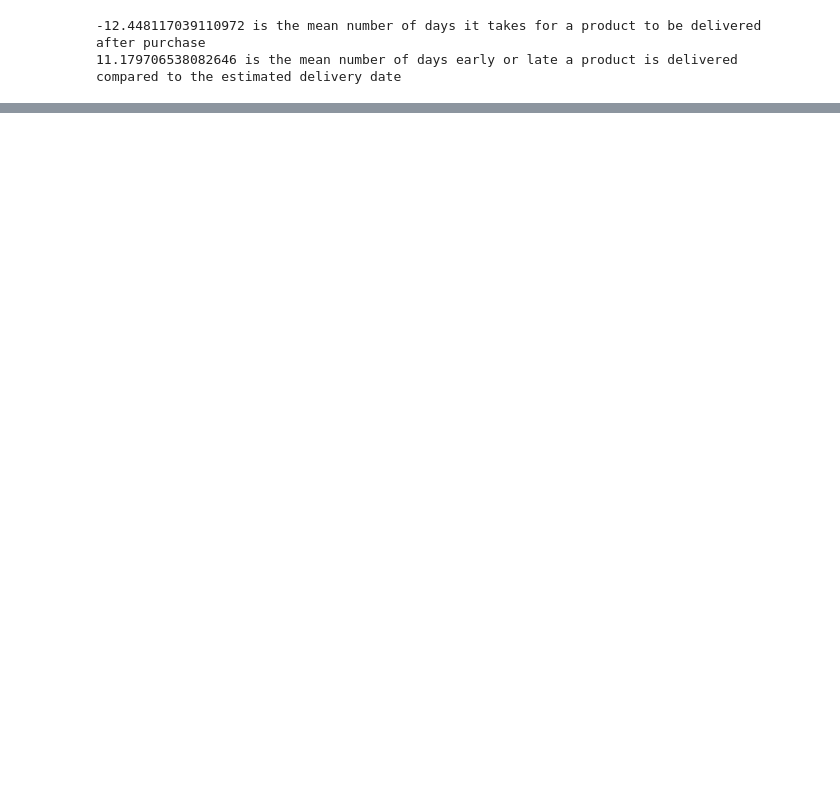
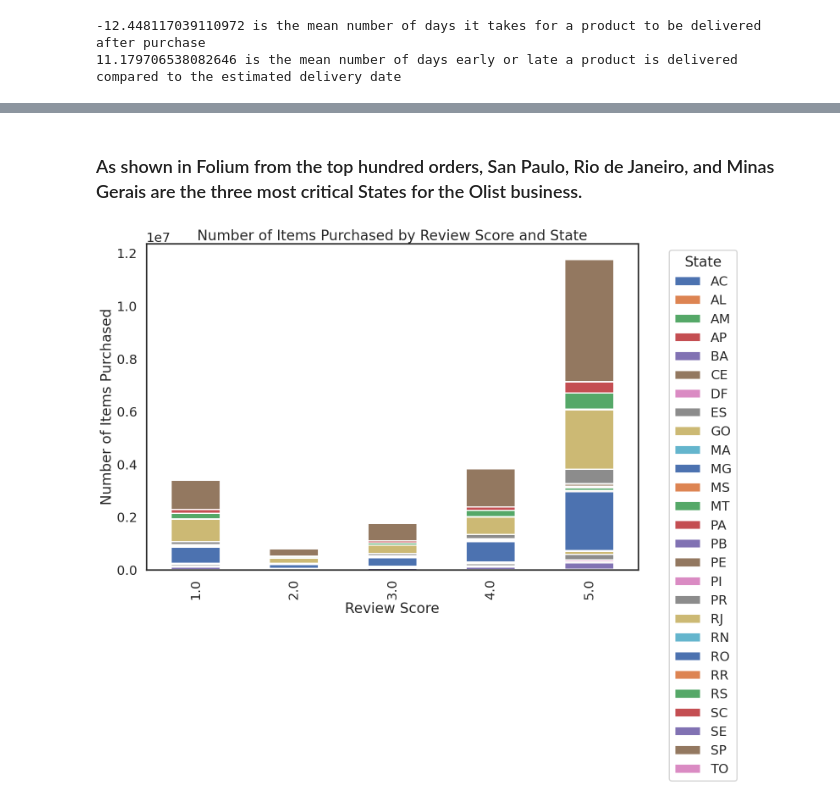
Before and after one commit to Greg-Kojadinovich/kaggle, a Jupyter notebook: brasil-olist-commerce-dataset-geospatial-eda.ipynb, the cells around one changed output, grey strips where cells are left out. Saved outputs shown, nothing was run; the diff lists cells and outputs as text; code cells hidden in the pictures; blank space fills up the shorter version.

```diff
--- a/brasil-olist-commerce-dataset-geospatial-eda.ipynb
+++ b/brasil-olist-commerce-dataset-geospatial-eda.ipynb
@@ -444 +467,18 @@ See the caveats in the documentation: https://pandas.pydata.org/pandas-docs/stab
 [interactive output not drawn]
+# %% [markdown]
+### As shown in Folium from the top hundred orders, San Paulo, Rio de Janeiro, and Minas Gerais are the three most critical States for the Olist business.
+# %%
+review_score_df = df.groupby(['review_score','geolocation_state'])['order_item_id'].sum()
+review_score_df = review_score_df.unstack().fillna(0)
+
+review_score_df
+
+# Plot the data
+review_score_df.plot(kind='bar', stacked=True, figsize=(15, 10))
+plt.title('Number of Items Purchased by Review Score and State')
+plt.xlabel('Review Score')
+plt.ylabel('Number of Items Purchased')
+plt.legend(title='State', bbox_to_anchor=(1.05, 1), loc='upper left')
+plt.show()
+# %% [output]
+[figure, added]
```
Also changed, not shown: parts of 20 cells of this notebook.
